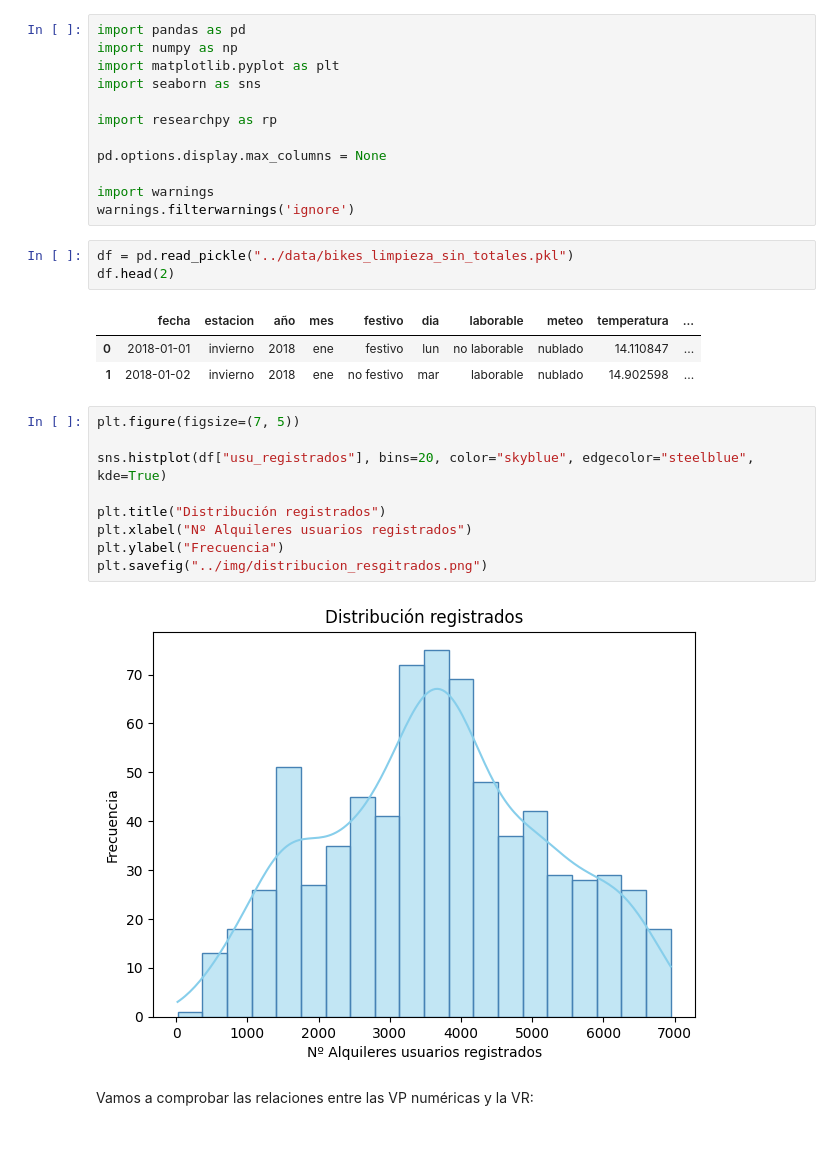
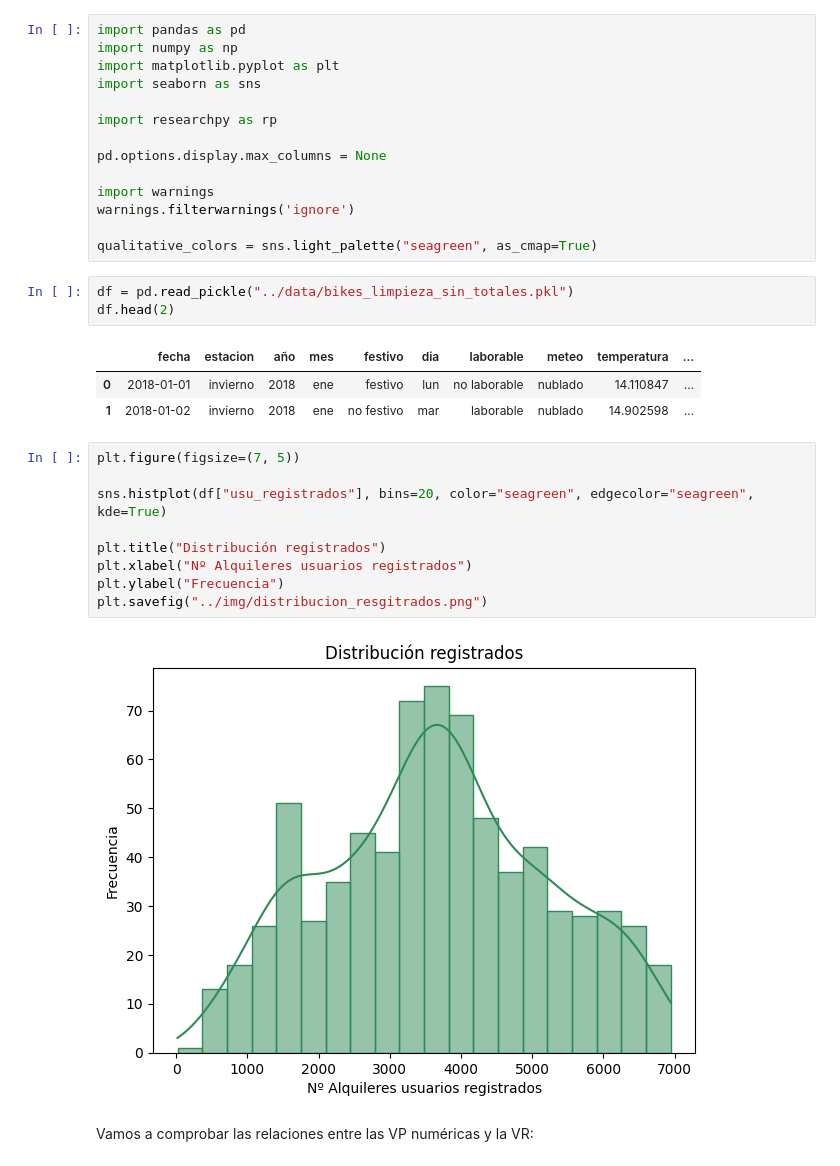
Before and after one commit to GriselleAlanis/project-da-promoE-module3-team1, a Jupyter notebook: Modelo_1_registrados/Visualizaciones_reg.ipynb, the cells around one changed output. Drawn from its saved outputs; the diff is of its cells as text.

```diff
--- a/Modelo_1_registrados/Visualizaciones_reg.ipynb
+++ b/Modelo_1_registrados/Visualizaciones_reg.ipynb
@@ -10,6 +10,8 @@ pd.options.display.max_columns = None
 
 import warnings
 warnings.filterwarnings('ignore')
+
+qualitative_colors = sns.light_palette("seagreen", as_cmap=True)
 # %%
 df = pd.read_pickle("../data/bikes_limpieza_sin_totales.pkl")
 df.head(2)
@@ -20,14 +22,14 @@ df.head(2)
 # %%
 plt.figure(figsize=(7, 5))
 
-sns.histplot(df["usu_registrados"], bins=20, color="skyblue", edgecolor="steelblue", kde=True)
+sns.histplot(df["usu_registrados"], bins=20, color="seagreen", edgecolor="seagreen", kde=True)
 
 plt.title("Distribución registrados")
 plt.xlabel("Nº Alquileres usuarios registrados")
 plt.ylabel("Frecuencia")
 plt.savefig("../img/distribucion_resgitrados.png")
 # %% [output]
-[figure, old version]
+[figure, new version]
 # %% [markdown]
 Vamos a comprobar las relaciones entre las VP numéricas y la VR:
 # %%
```
Also changed, not shown: parts of 5 cells of this notebook.
